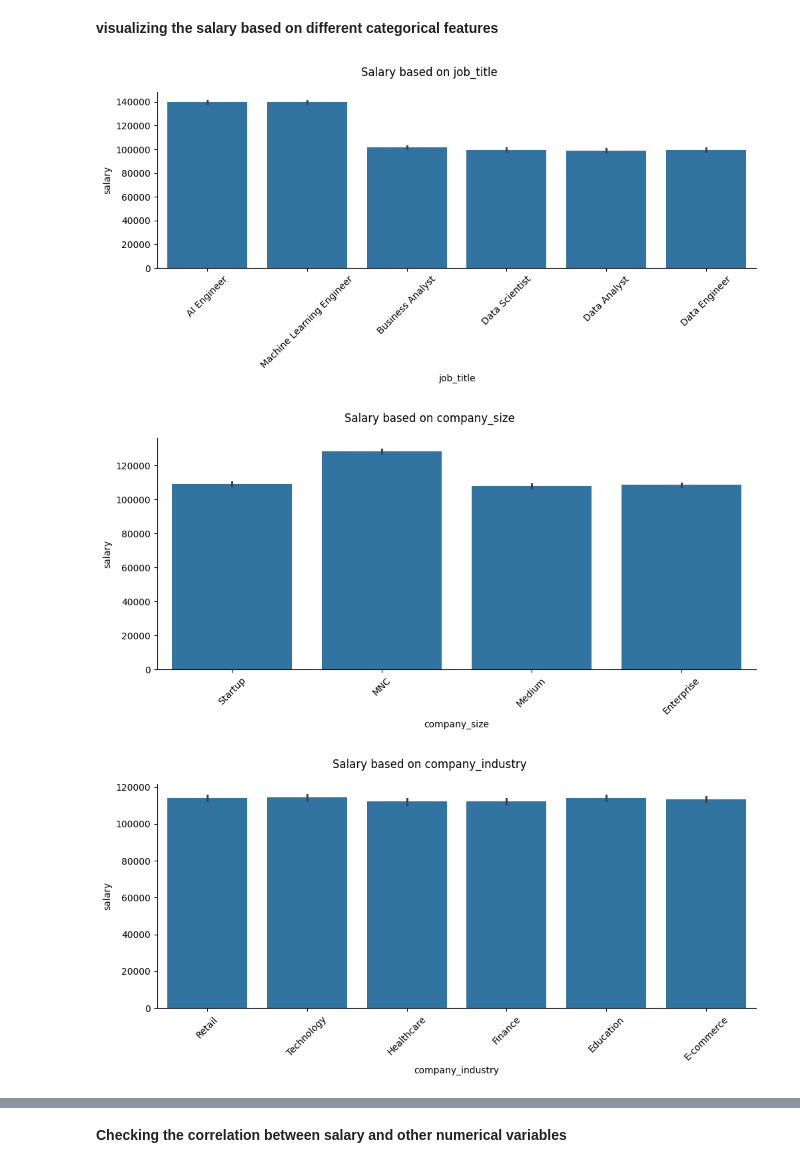
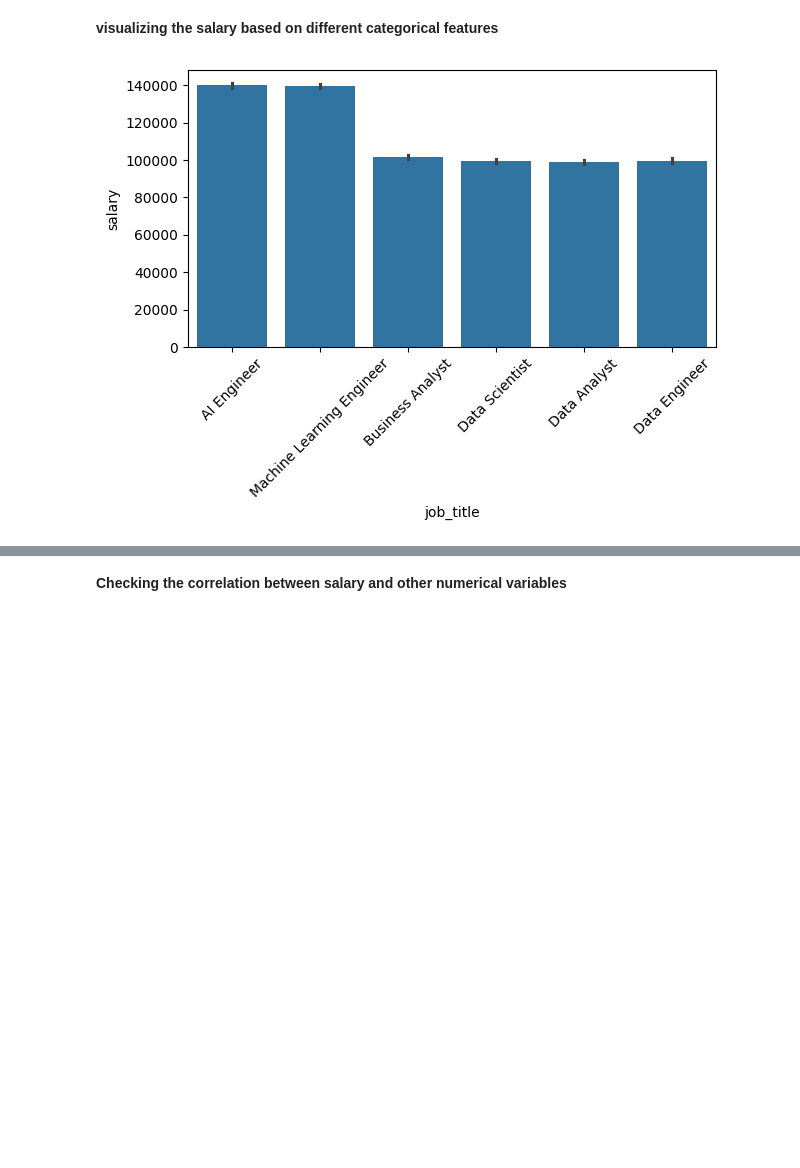
Before and after one commit to AsokTamang/Data_science, a Jupyter notebook: notebook/EDA.ipynb, the cells around one changed output, grey strips where cells are left out. Drawn from its saved outputs; the diff is of its cells as text; code cells hidden in the pictures; blank space fills up the shorter version.

```diff
--- a/notebook/EDA.ipynb
+++ b/notebook/EDA.ipynb
@@ -157,20 +165,9 @@ The numerical features are: ['years_experience', 'skills_python', 'skills_sql',
 # %% [markdown]
 **visualizing the salary based on different categorical features**
 # %%
-for feature in categorical_features:
-    g = sns.catplot(
-        x=feature,
-        y='salary',
-        data=df,
-        kind='bar',
-        height=5,
-        aspect=2
-    )
-    g.set_xticklabels(rotation=45)
-    g.fig.suptitle(f'Salary based on {feature}')
-    plt.tight_layout()
-    plt.show()
+sns.barplot(x='job_title',y='salary',data = df)
+plt.xticks(rotation = 45)
+plt.tight_layout()
+plt.show()
 # %% [output]
-[figure, old version]
+[figure, new version]
-[figure, removed]
-[figure, removed]
```
Also changed, not shown: parts of 27 cells of this notebook, 1 other file.
